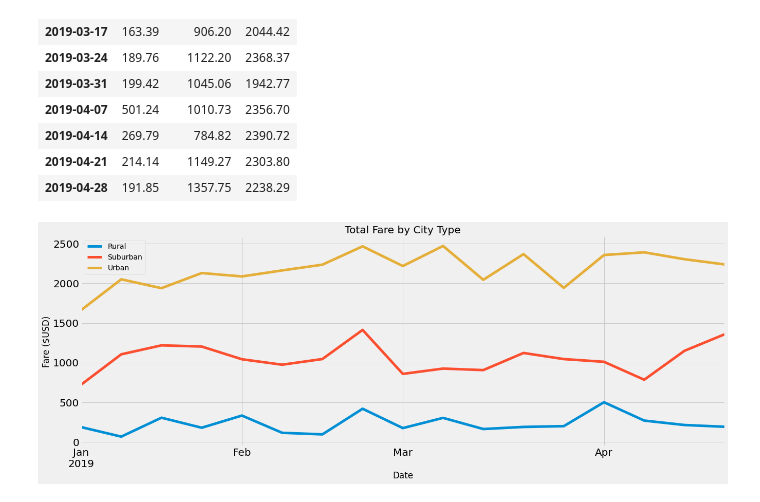
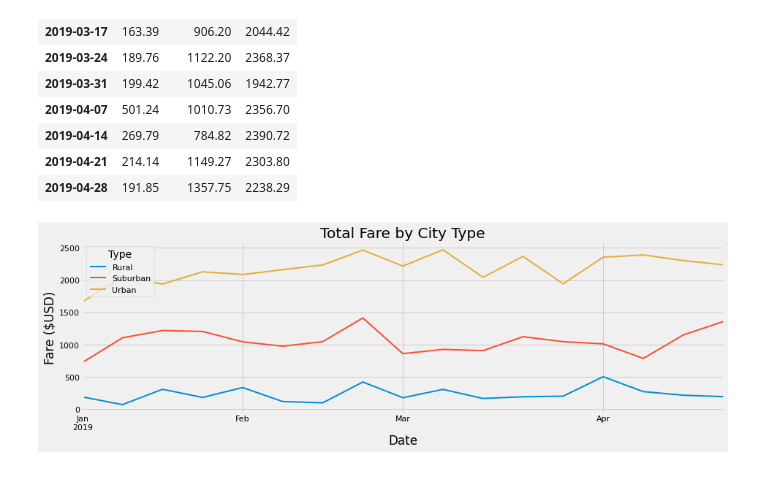
Before and after one commit to LauraHaq/PyBer_Analysis, a Jupyter notebook: PyBer_Challenge.ipynb, the cells around one changed output. Saved outputs shown, nothing was run; the diff lists cells and outputs as text; code cells hidden in the pictures.

Commit message:
format line chart

```diff
--- a/PyBer_Challenge.ipynb
+++ b/PyBer_Challenge.ipynb
@@ -262,14 +262,14 @@ fares_0101_to_0429_df
 # %%
 # 8. Using the object-oriented interface method, plot the resample DataFrame using the df.plot() function.
 
 # Import the style from Matplotlib.
 from matplotlib import style
 # Use the graph style fivethirtyeight.
 style.use('fivethirtyeight')
 
-fares_0101_to_0429_df.plot(xlabel = "Date", ylabel = "Fare ($USD)", title = "Total Fare by City Type", fontsize = 20,
-                           figsize = (20,7), legend=True, linewidth = 5, grid = True)
-plt.legend(loc= 'upper left')
+fares_0101_to_0429_df.plot(xlabel = "Date", ylabel = "Fare ($USD)", title = "Total Fare by City Type",
+                           fontsize = 11, figsize = (14,4), legend=True, linewidth = 2, grid = True)
+plt.legend(title = "Type", loc= "upper left", fontsize = '11')
 plt.savefig("analysis/PyBer_fare_summary.png")
 # %% [output]
-[figure, old version]
+[figure, new version]
```
